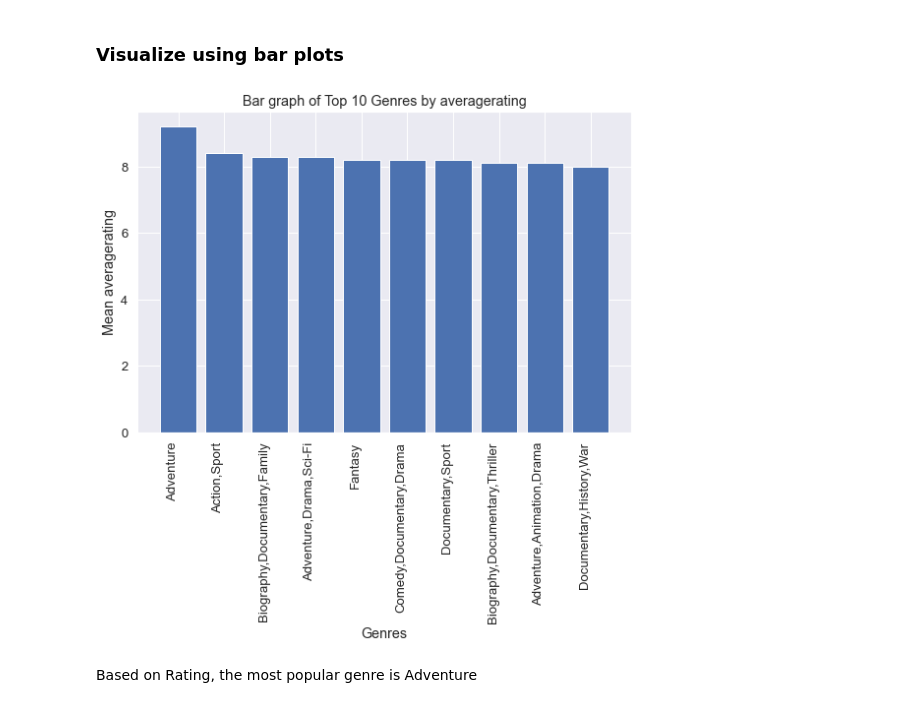
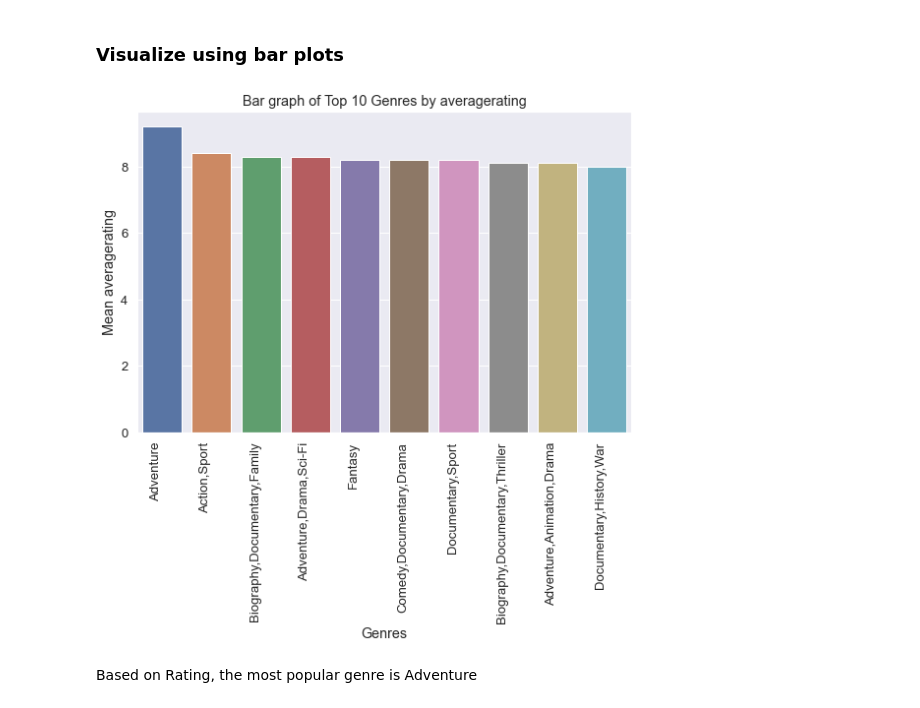
Before and after one commit to Trixiemoek/dsc-phase-1-project, a Jupyter notebook: student.ipynb, the cells around one changed output. Saved outputs shown, nothing was run; the diff lists cells and outputs as text; code cells hidden in the pictures.

```diff
--- a/student.ipynb
+++ b/student.ipynb
@@ -180,8 +190,9 @@ data['foreign_gross']
 2446     16100000
 Name: foreign_gross, Length: 2447, dtype: object
 # %%
-#change 'foreign_gross' to numeric
-data['foreign_gross'] = pd.to_numeric(data['foreign_gross'], errors='coerce')
+#change 'foreign_gross' to numeric after dropping commas
+data['foreign_gross'] = data['foreign_gross'].str.replace(',', '')
+data['foreign_gross'] = pd.to_numeric(data['foreign_gross'])
 # %%
 data['foreign_gross'].dtypes
 # %% [output]
@@ -503,16 +542,16 @@ Name: averagerating, dtype: float64
 # %%
 # Create a bar plot that displays the first 10 genres with highest rating
 top = best_genre.head(10)
 plt.subplots(figsize=(9,6))
-plt.bar(x=top.index, height=top.values)
+sns.barplot(x=top.index, y=top.values)
 #set x,y and title labels
 plt.xlabel('Genres')
 plt.ylabel('Mean averagerating')
 plt.title('Bar graph of Top 10 Genres by averagerating')
 plt.xticks(rotation=90, ha = 'right')
 plt.show()
 # %% [output]
-[figure, old version]
+[figure, new version]
 # %% [markdown]
 Based on Rating, the most popular genre is Adventure
 # %% [markdown]
```
Also changed, not shown: parts of 23 cells of this notebook, 3 other files.
